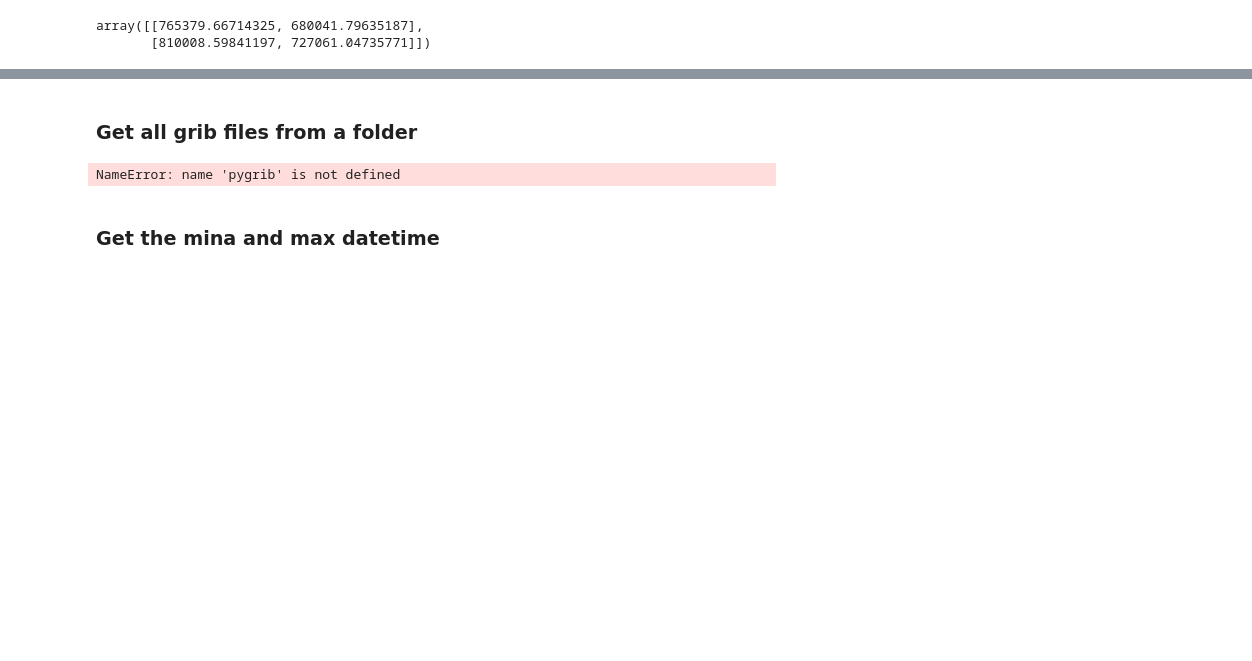
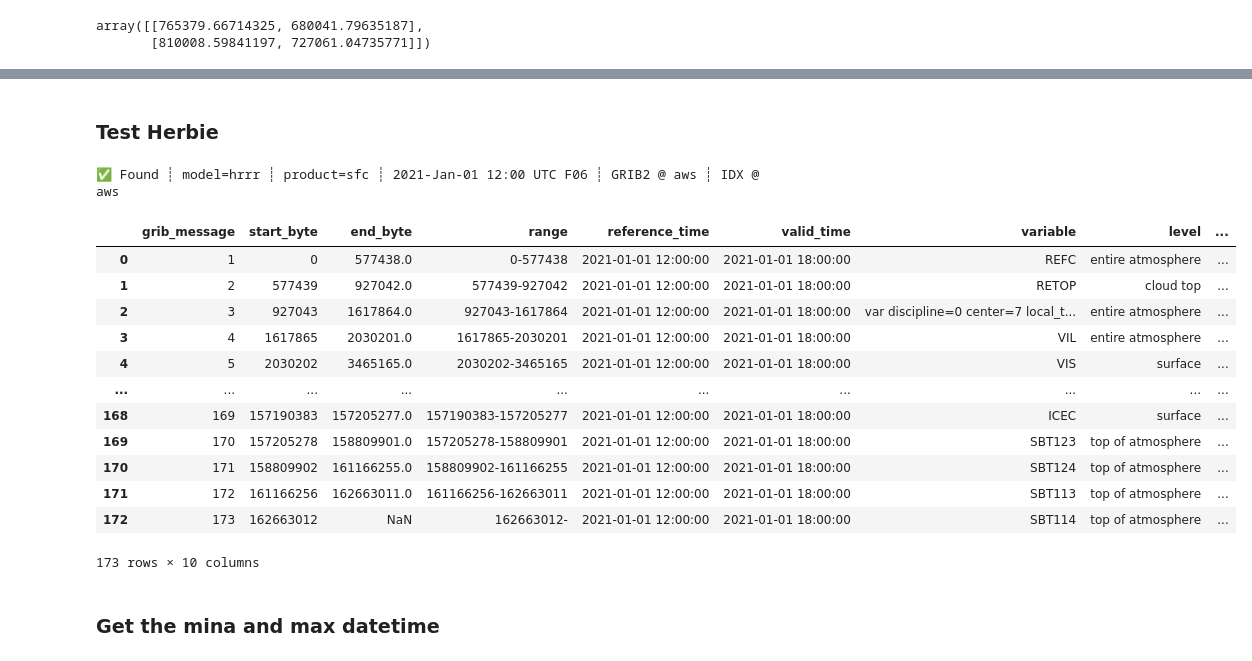
Before and after one commit to limingzhou2004/pytools, a Jupyter notebook: jupyter/grib2_utils.ipynb, the cells around one changed output, grey strips where cells are left out. Drawn from its saved outputs; the diff is of its cells as text; code cells hidden in the pictures; blank space fills up the shorter version.

Commit message:
read herbie search strings

```diff
--- a/jupyter/grib2_utils.ipynb
+++ b/jupyter/grib2_utils.ipynb
@@ -126,15 +127,34 @@ def grb_to_grid(grb_obj):
                  'levels' : levels[indexes]}
     return cube_dict
 # %% [markdown]
-### Get all grib files from a folder
+### Test Herbie
 # %%
-g_file = pygrib.open(os.path.join(hrrr_obs_path, 'hrrrsub_2020_01_01_00F0.grib2'))
+from herbie import Herbie
-# %% [output]
-NameError: name 'pygrib' is not defined
 # %%
+# Herbie object for the HRRR model 6-hr surface forecast product
+H = Herbie(
+  '2021-01-01 12:00',
+  model='hrrr',
+  product='sfc',
+  fxx=6, save_dir='~/zhoul/work/herbie-data',
+)
 
-
-grb = g_file.select(name='Cloud mixing ratio')
-grb_cube=grb_to_grid(grb)
+# Look at file contents
+H.inventory()
+# %% [output]
+✅ Found ┊ model=hrrr ┊ product=sfc ┊ 2021-Jan-01 12:00 UTC F06 ┊ GRIB2 @ aws ┊ IDX @ aws
+|  | grib_message | start_byte | end_byte | range | reference_time | valid_time | variable | level | ... |
+| 0 | 1 | 0 | 577438.0 | 0-577438 | 2021-01-01 12:00:00 | 2021-01-01 18:00:00 | REFC | entire atmosphere | ... |
+| 1 | 2 | 577439 | 927042.0 | 577439-927042 | 2021-01-01 12:00:00 | 2021-01-01 18:00:00 | RETOP | cloud top | ... |
+| 2 | 3 | 927043 | 1617864.0 | 927043-1617864 | 2021-01-01 12:00:00 | 2021-01-01 18:00:00 | var discipline=0 center=7 local_t... | entire atmosphere | ... |
+| 3 | 4 | 1617865 | 2030201.0 | 1617865-2030201 | 2021-01-01 12:00:00 | 2021-01-01 18:00:00 | VIL | entire atmosphere | ... |
+| 4 | 5 | 2030202 | 3465165.0 | 2030202-3465165 | 2021-01-01 12:00:00 | 2021-01-01 18:00:00 | VIS | surface | ... |
+| ... | ... | ... | ... | ... | ... | ... | ... | ... | ... |
+| 168 | 169 | 157190383 | 157205277.0 | 157190383-157205277 | 2021-01-01 12:00:00 | 2021-01-01 18:00:00 | ICEC | surface | ... |
+| 169 | 170 | 157205278 | 158809901.0 | 157205278-158809901 | 2021-01-01 12:00:00 | 2021-01-01 18:00:00 | SBT123 | top of atmosphere | ... |
+| 170 | 171 | 158809902 | 161166255.0 | 158809902-161166255 | 2021-01-01 12:00:00 | 2021-01-01 18:00:00 | SBT124 | top of atmosphere | ... |
+| 171 | 172 | 161166256 | 162663011.0 | 161166256-162663011 | 2021-01-01 12:00:00 | 2021-01-01 18:00:00 | SBT113 | top of atmosphere | ... |
+| 172 | 173 | 162663012 | NaN | 162663012- | 2021-01-01 12:00:00 | 2021-01-01 18:00:00 | SBT114 | top of atmosphere | ... |
+173 rows × 10 columns
 # %% [markdown]
 ### Get the mina and max datetime
```
Also changed, not shown: parts of 4 cells of this notebook, 4 other files.
